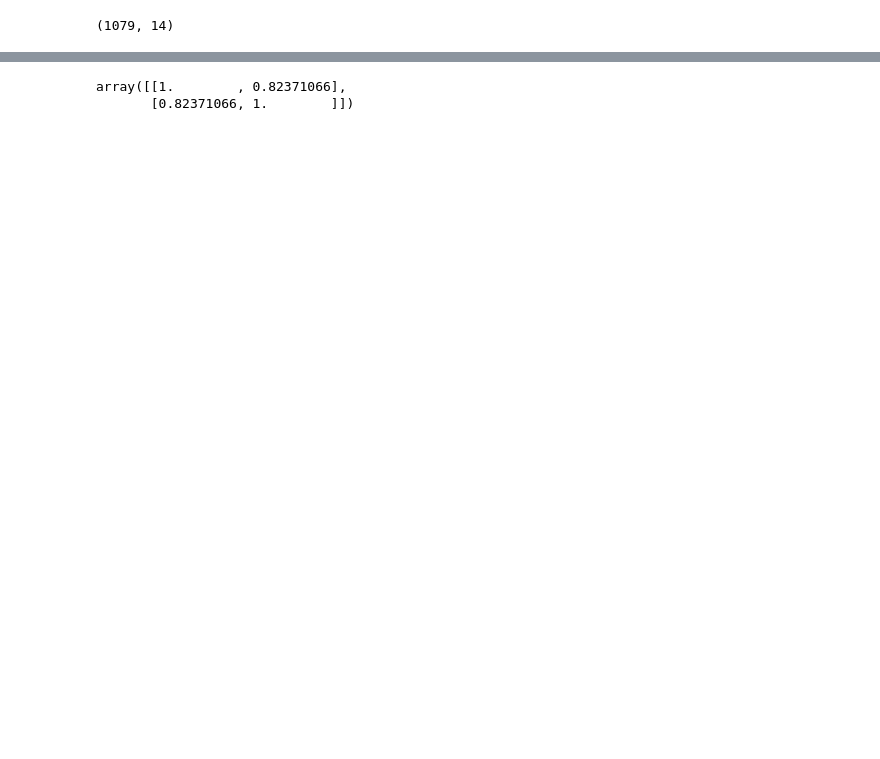
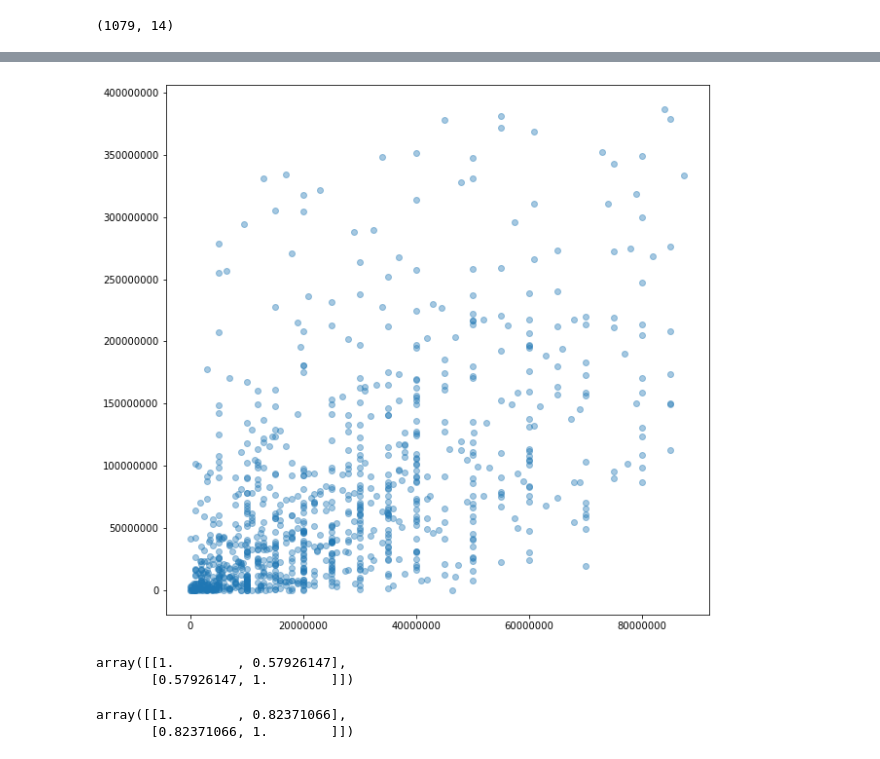
Before and after one commit to xiaohua-su/Film-Analysis, a Jupyter notebook: Juypter Notebook.ipynb, the cells around one changed output, grey strips where cells are left out. Cells and saved outputs as stored; diff of their text form; code cells hidden in the pictures; blank space fills up the shorter version.

```diff
--- a/Juypter Notebook.ipynb
+++ b/Juypter Notebook.ipynb
@@ -506,3 +500,13 @@ movies_oultierless
 movies_clean.shape
 # %% [output]
 (1178, 14)
+# %%
+q3, q1 = np.percentile(movies_clean['worldwide_gross'], [75, 25])
+q3, q1
+iqr = q3-q1
+
+lower_limit_wwg = movies_clean['worldwide_gross'].mean()-(iqr*1.5)
+
+upper_limit_wwg = movies_clean['worldwide_gross'].mean()+(iqr*1.5)
+
+lower_limit_wwg, upper_limit_wwg
@@ -508,0 +515,2 @@ movies_clean.shape
+# %%
+movies_without_wwg_outliers = movies_clean[movies_clean['worldwide_gross']<upper_limit_wwg]
@@ -508,0 +533,10 @@ movies_clean.shape
+# %%
+q3, q1 = np.percentile(movies_without_wwg_outliers['production_budget'], [75, 25])
+q3, q1
+iqr = q3-q1
+
+lower_limit_pb = movies_without_wwg_outliers['production_budget'].mean()-(iqr*1.5)
+
+upper_limit_pb = movies_without_wwg_outliers['production_budget'].mean()+(iqr*1.5)
+
+lower_limit_pb, upper_limit_pb
@@ -508,0 +545,2 @@ movies_clean.shape
+# %%
+movies_without_wwg_or_pb_outliers = movies_without_wwg_outliers[movies_without_wwg_outliers['production_budget']<upper_limit_pb]
@@ -545,3 +603,14 @@ ax.scatter(movies_oultierless['production_budget'] , y = movies_oultierless['wor
+# %%
+fig, ax = plt.subplots(figsize=(10,10),)
+ax.ticklabel_format(style='plain')
+ax.scatter(movies_without_wwg_or_pb_outliers['production_budget'] , y = movies_without_wwg_or_pb_outliers['worldwide_gross'], alpha = .4);
+# %% [output]
+[figure, added]
+# %%
+np.corrcoef(movies_without_wwg_or_pb_outliers['production_budget'] , y = movies_without_wwg_or_pb_outliers['worldwide_gross'])
+# %% [output]
+array([[1.        , 0.57926147],
+       [0.57926147, 1.        ]])
 # %%
 np.corrcoef(movies_oultierless['production_budget'] , y = movies_oultierless['worldwide_gross'])
 # %% [output]
```
Also changed, not shown: parts of 48 cells of this notebook.
